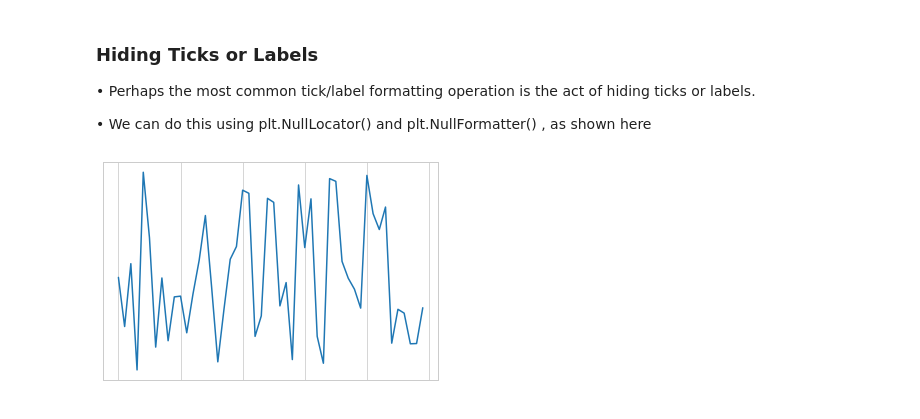
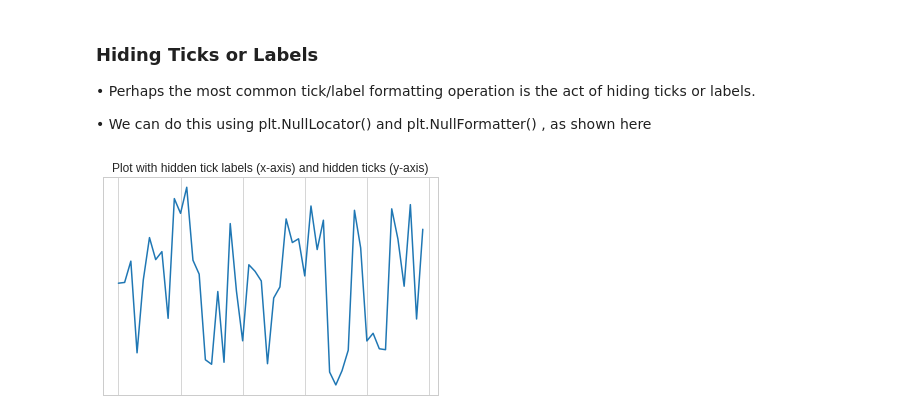
Before and after one commit to rajesh1994/python_excercise_programiz, a Jupyter notebook: python/11_matplotlib/python_for_datascience_handbook/10. Customizing Ticks.ipynb, the cells around one changed output. Drawn from its saved outputs; the diff is of its cells as text; code cells hidden in the pictures.

```diff
--- a/python/11_matplotlib/python_for_datascience_handbook/10. Customizing Ticks.ipynb
+++ b/python/11_matplotlib/python_for_datascience_handbook/10. Customizing Ticks.ipynb
@@ -56,9 +56,9 @@ print(ax.yaxis.get_minor_formatter())
 # %%
 ax = plt.axes()
 ax.plot(np.random.rand(50))
 
 ax.yaxis.set_major_locator(plt.NullLocator())
 ax.xaxis.set_major_formatter(plt.NullFormatter())
-pl;
+plt.title("Plot with hidden tick labels (x-axis) and hidden ticks (y-axis)");
 # %% [output]
-[figure, old version]
+[figure, new version]
```
Also changed, not shown: parts of 15 cells of this notebook.
